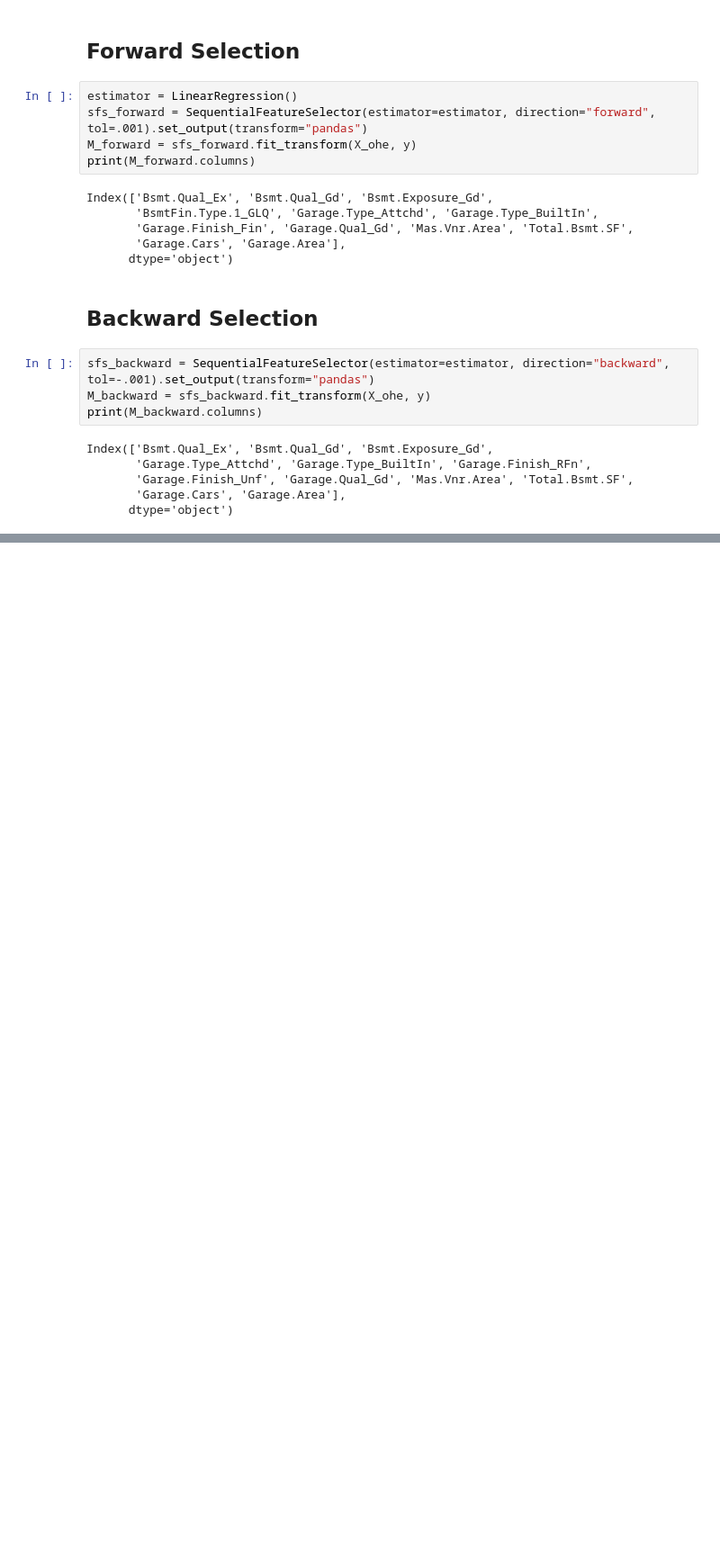
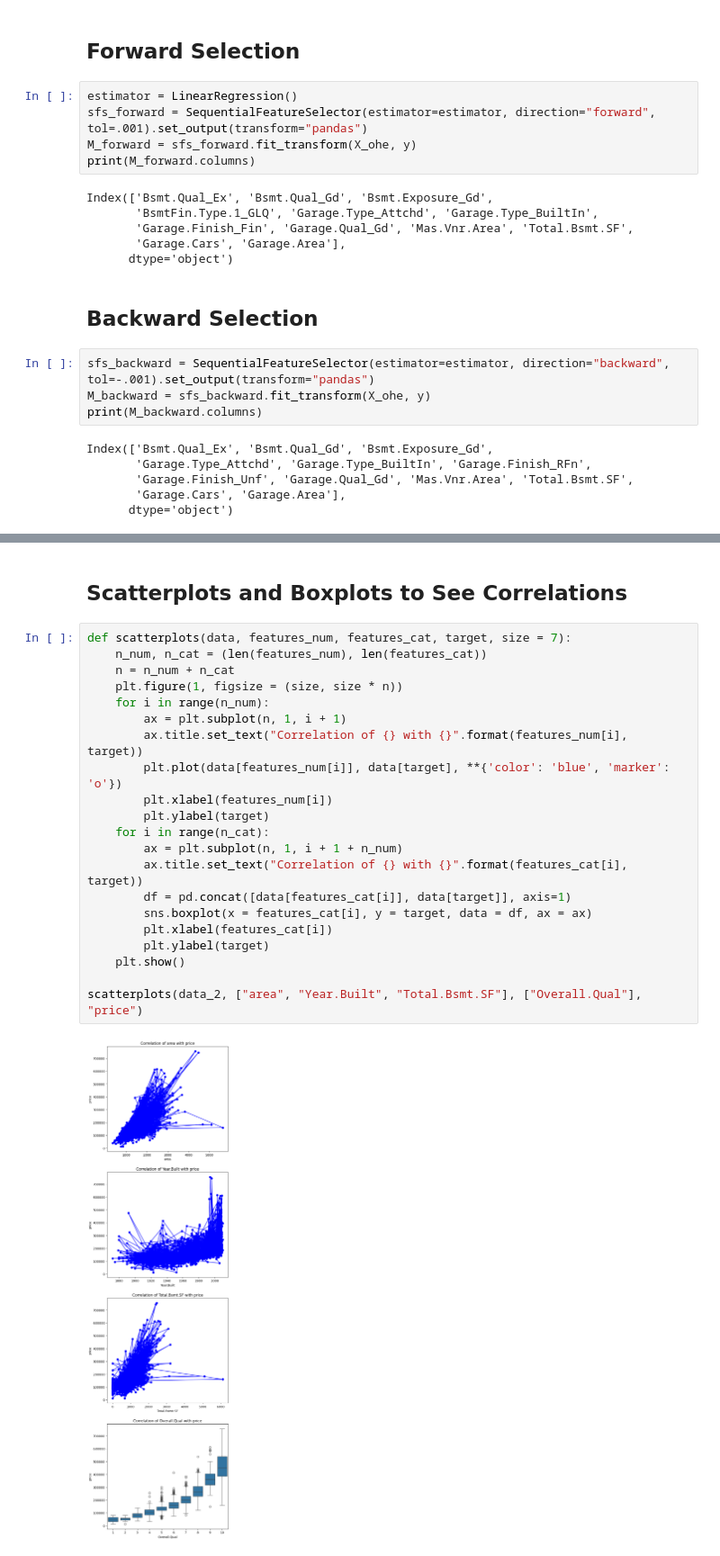
Before and after one commit to CategorIAN/CSCI550MP2, a Jupyter notebook: nb2.ipynb, the cells around one changed output, grey strips where cells are left out. Shown at 90% size. Saved outputs shown, nothing was run; the diff lists cells and outputs as text; blank space fills up the shorter version.

```diff
--- a/nb2.ipynb
+++ b/nb2.ipynb
@@ -81,0 +176,25 @@ Index(['Bsmt.Qual_Ex', 'Bsmt.Qual_Gd', 'Bsmt.Exposure_Gd',
+# %% [markdown]
+## Scatterplots and Boxplots to See Correlations
+# %%
+def scatterplots(data, features_num, features_cat, target, size = 7):
+    n_num, n_cat = (len(features_num), len(features_cat))
+    n = n_num + n_cat
+    plt.figure(1, figsize = (size, size * n))
+    for i in range(n_num):
+        ax = plt.subplot(n, 1, i + 1)
+        ax.title.set_text("Correlation of {} with {}".format(features_num[i], target))
+        plt.plot(data[features_num[i]], data[target], **{'color': 'blue', 'marker': 'o'})
+        plt.xlabel(features_num[i])
+        plt.ylabel(target)
+    for i in range(n_cat):
+        ax = plt.subplot(n, 1, i + 1 + n_num)
+        ax.title.set_text("Correlation of {} with {}".format(features_cat[i], target))
+        df = pd.concat([data[features_cat[i]], data[target]], axis=1)
+        sns.boxplot(x = features_cat[i], y = target, data = df, ax = ax)
+        plt.xlabel(features_cat[i])
+        plt.ylabel(target)
+    plt.show()
+
+scatterplots(data_2, ["area", "Year.Built", "Total.Bsmt.SF"], ["Overall.Qual"], "price")
+# %% [output]
+[figure, added]
```
Also changed, not shown: parts of 17 cells of this notebook, 2 other files.
